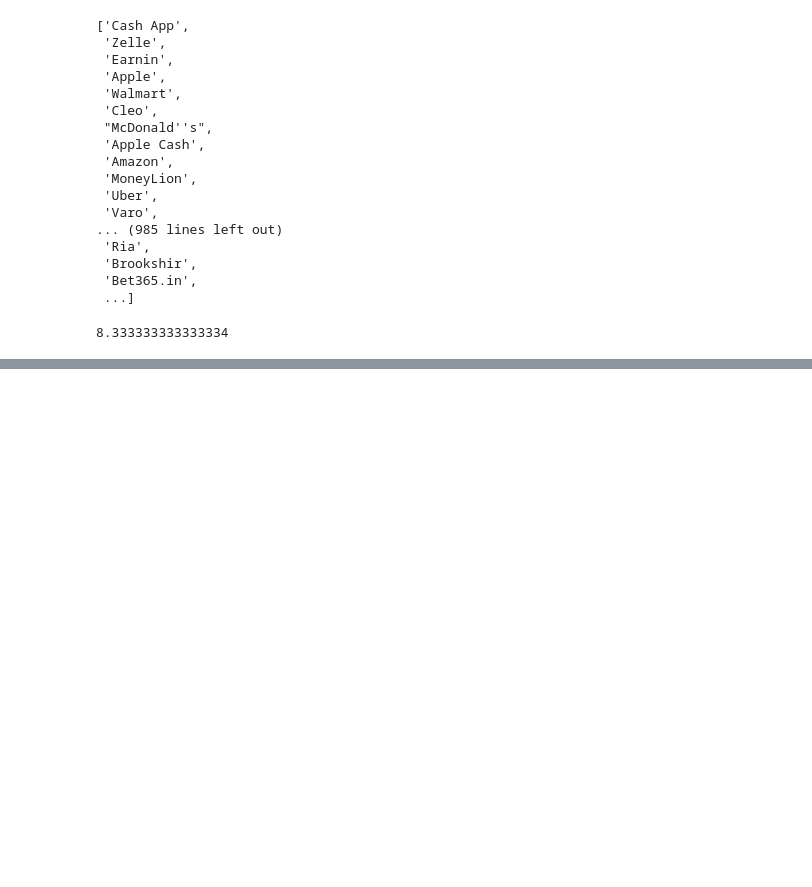
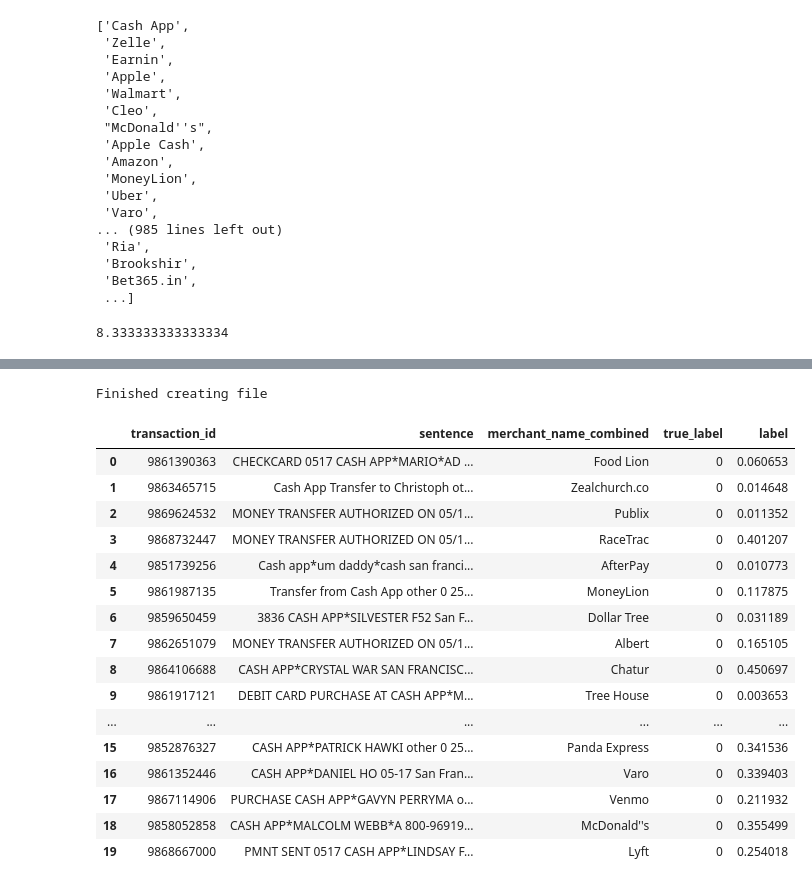
Before and after one commit to claracaste/exploration, a Jupyter notebook: MERCHANTS/data_pairs_creation.ipynb, the cells around one changed output, grey strips where cells are left out. Cells and saved outputs as stored; diff of their text form; code cells hidden in the pictures; blank space fills up the shorter version.

```diff
--- a/MERCHANTS/data_pairs_creation.ipynb
+++ b/MERCHANTS/data_pairs_creation.ipynb
@@ -202,2 +202,6 @@ df_all.shape
 # %%
 df_all.to_csv("/Users/claracastellanos/Documents/DATA/MERCHANTS/2024_05_20_sample_top5K_pairs.csv")
+# %%
+print(f"Finished creating file")
+# %% [output]
+Finished creating file
@@ -203,0 +210,20 @@ df_all.to_csv("/Users/claracastellanos/Documents/DATA/MERCHANTS/2024_05_20_sampl
+# %%
+df_all.head(20)
+# %% [output]
+|  | transaction_id | sentence | merchant_name_combined | true_label | label |
+| 0 | 9861390363 | CHECKCARD 0517 CASH APP*MARIO*AD ... | Food Lion | 0 | 0.060653 |
+| 1 | 9863465715 | Cash App Transfer to Christoph ot... | Zealchurch.co | 0 | 0.014648 |
+| 2 | 9869624532 | MONEY TRANSFER AUTHORIZED ON 05/1... | Publix | 0 | 0.011352 |
+| 3 | 9868732447 | MONEY TRANSFER AUTHORIZED ON 05/1... | RaceTrac | 0 | 0.401207 |
+| 4 | 9851739256 | Cash app*um daddy*cash san franci... | AfterPay | 0 | 0.010773 |
+| 5 | 9861987135 | Transfer from Cash App other 0 25... | MoneyLion | 0 | 0.117875 |
+| 6 | 9859650459 | 3836 CASH APP*SILVESTER F52 San F... | Dollar Tree | 0 | 0.031189 |
+| 7 | 9862651079 | MONEY TRANSFER AUTHORIZED ON 05/1... | Albert | 0 | 0.165105 |
+| 8 | 9864106688 | CASH APP*CRYSTAL WAR SAN FRANCISC... | Chatur | 0 | 0.450697 |
+| 9 | 9861917121 | DEBIT CARD PURCHASE AT CASH APP*M... | Tree House | 0 | 0.003653 |
+| ... | ... | ... | ... | ... | ... |
+| 15 | 9852876327 | CASH APP*PATRICK HAWKI other 0 25... | Panda Express | 0 | 0.341536 |
+| 16 | 9861352446 | CASH APP*DANIEL HO 05-17 San Fran... | Varo | 0 | 0.339403 |
+| 17 | 9867114906 | PURCHASE CASH APP*GAVYN PERRYMA o... | Venmo | 0 | 0.211932 |
+| 18 | 9858052858 | CASH APP*MALCOLM WEBB*A 800-96919... | McDonald''s | 0 | 0.355499 |
+| 19 | 9868667000 | PMNT SENT 0517 CASH APP*LINDSAY F... | Lyft | 0 | 0.254018 |
```
Also changed, not shown: parts of 3 cells of this notebook, 1 other file.
